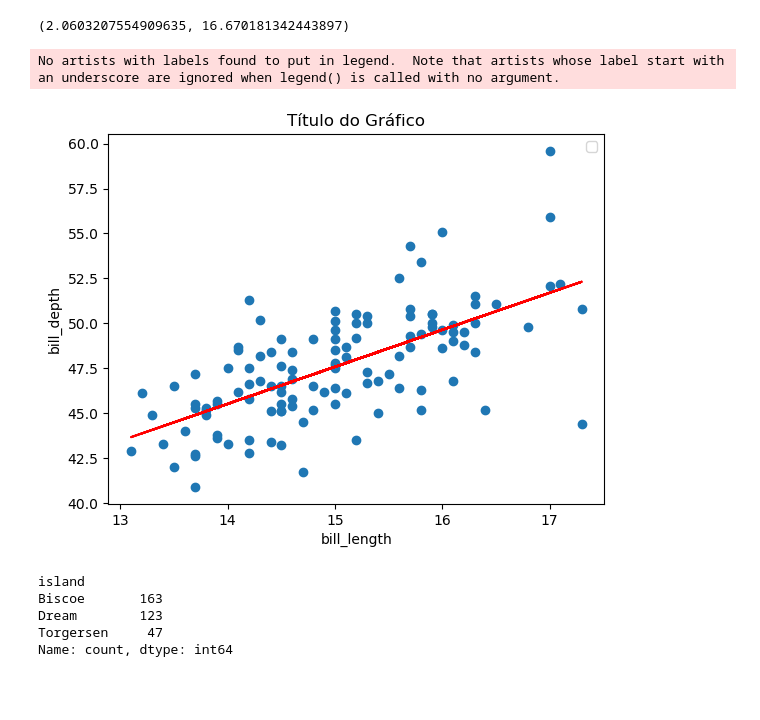
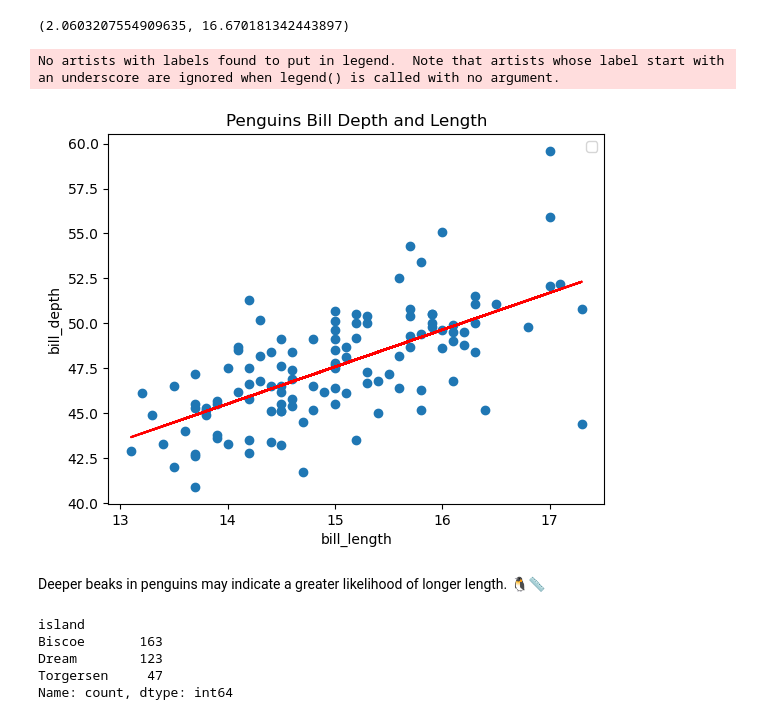
Before and after one commit to GabrielaDomiciano/myprojectPDA, a Jupyter notebook: penguins.ipynb, the cells around one changed output. Cells and saved outputs as stored; diff of their text form; code cells hidden in the pictures; blank space fills up the shorter version.

Commit message:
plot

```diff
--- a/penguins.ipynb
+++ b/penguins.ipynb
@@ -323,17 +325,20 @@ m, c
 # %% [output]
 (2.0603207554909635, 16.670181342443897)
 # %%
+# Creates a scatterplot showing data points for  depth versus length.
 plt.scatter(depth_np, len_np)
 plt.ylabel('bill_depth')
 plt.xlabel('bill_length')
-plt.title('Título do Gráfico')
+plt.title('Penguins Bill Depth and Length')
 labely = plt.plot(depth_np, m * depth_np + c, 'r-')
 
 plt.legend()
 plt.show()
 # %% [output]
 No artists with labels found to put in legend.  Note that artists whose label start with an underscore are ignored when legend() is called with no argument.
-[figure, old version]
+[figure, new version]
+# %% [markdown]
+Deeper beaks in penguins may indicate a greater likelihood of longer length. 🐧📏
 # %%
 # Number of penguins per Island
 data = df['island'].value_counts()
```
Also changed, not shown: parts of 1 cell of this notebook.
